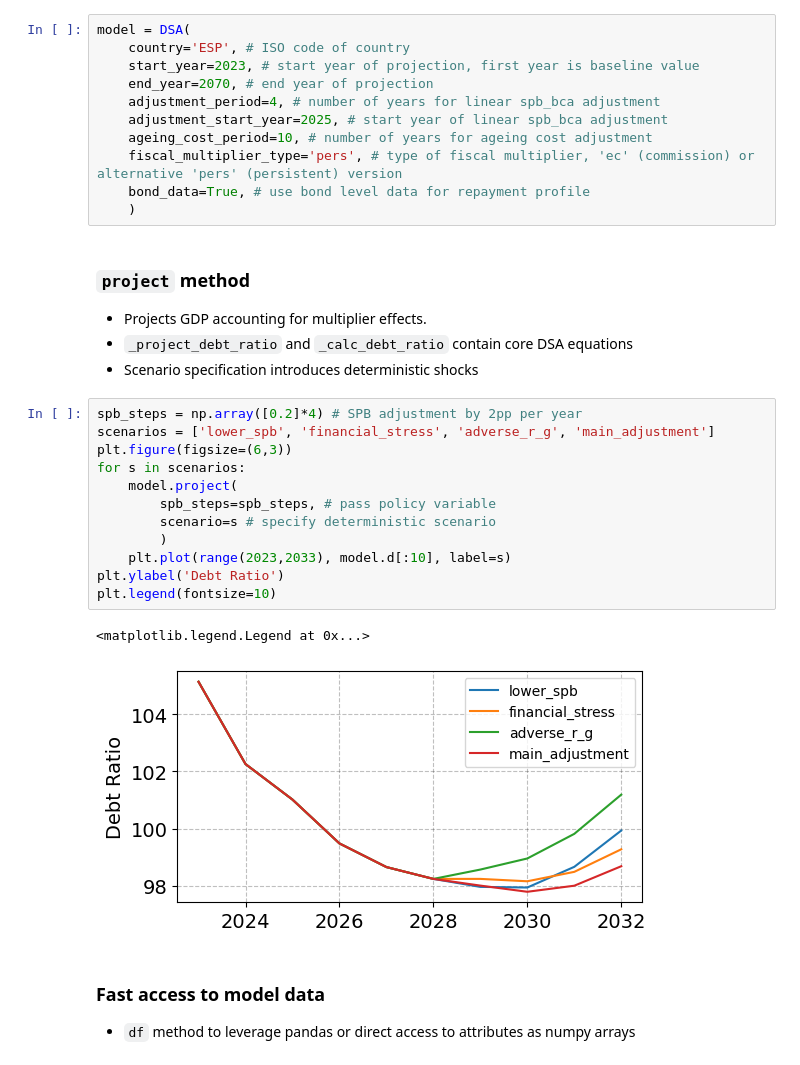
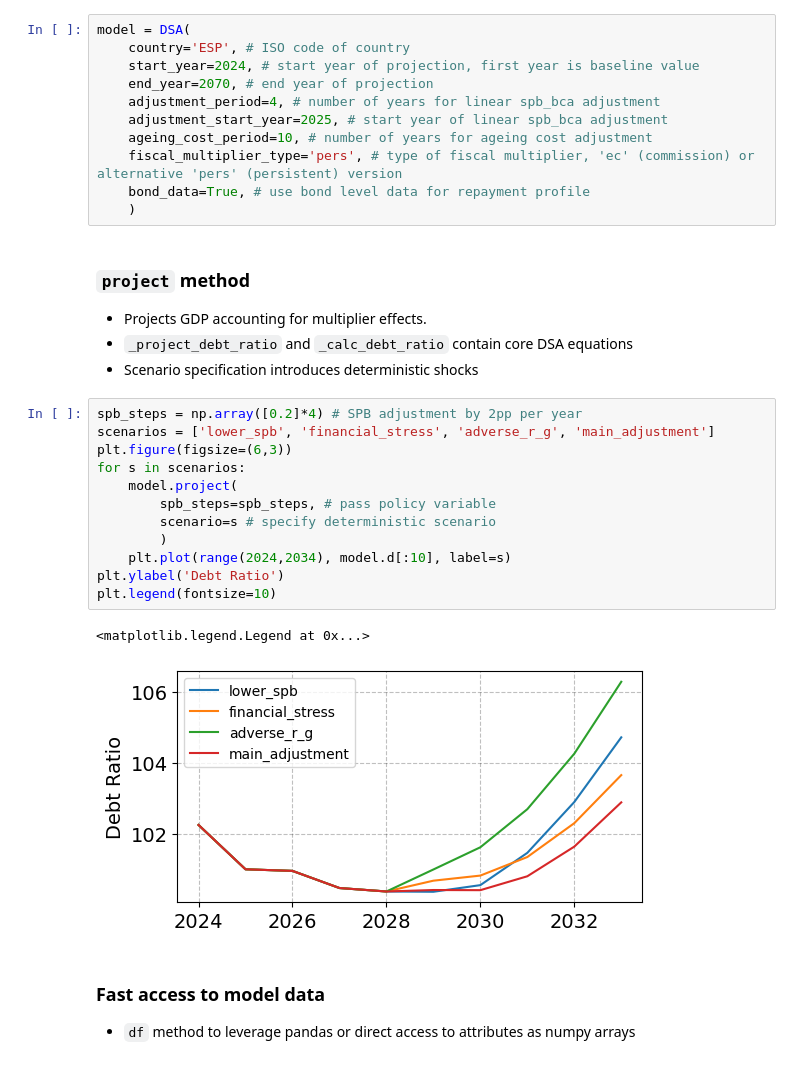
Before and after one commit to lennardwelslau/eu-debt-sustainability-analysis, a Jupyter notebook: code/demo.ipynb, the cells around one changed output. Cells and saved outputs as stored; diff of their text form.

```diff
--- a/code/demo.ipynb
+++ b/code/demo.ipynb
@@ -84,7 +87,7 @@ February 2025
 # %%
 model = DSA(
     country='ESP', # ISO code of country
-    start_year=2023, # start year of projection, first year is baseline value
+    start_year=2024, # start year of projection, first year is baseline value
     end_year=2070, # end year of projection
     adjustment_period=4, # number of years for linear spb_bca adjustment
     adjustment_start_year=2025, # start year of linear spb_bca adjustment
@@ -101,18 +104,18 @@ model = DSA(
 # %%
 spb_steps = np.array([0.2]*4) # SPB adjustment by 2pp per year
 scenarios = ['lower_spb', 'financial_stress', 'adverse_r_g', 'main_adjustment']
 plt.figure(figsize=(6,3))
 for s in scenarios:
     model.project(
         spb_steps=spb_steps, # pass policy variable
         scenario=s # specify deterministic scenario
         )
-    plt.plot(range(2023,2033), model.d[:10], label=s)
+    plt.plot(range(2024,2034), model.d[:10], label=s)
 plt.ylabel('Debt Ratio')
 plt.legend(fontsize=10)
 # %% [output]
 <matplotlib.legend.Legend at 0x...>
-[figure, old version]
+[figure, new version]
 # %% [markdown]
 ### Fast access to model data
 
```
Also changed, not shown: parts of 10 cells of this notebook, 1 other file.
